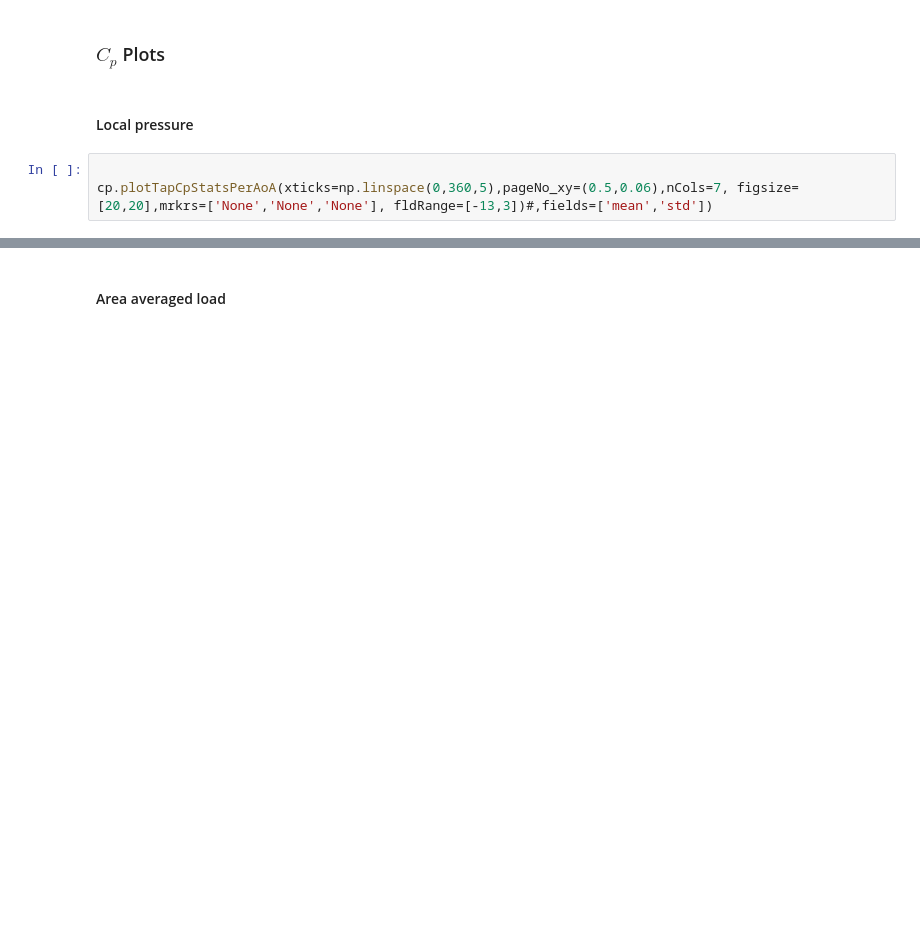
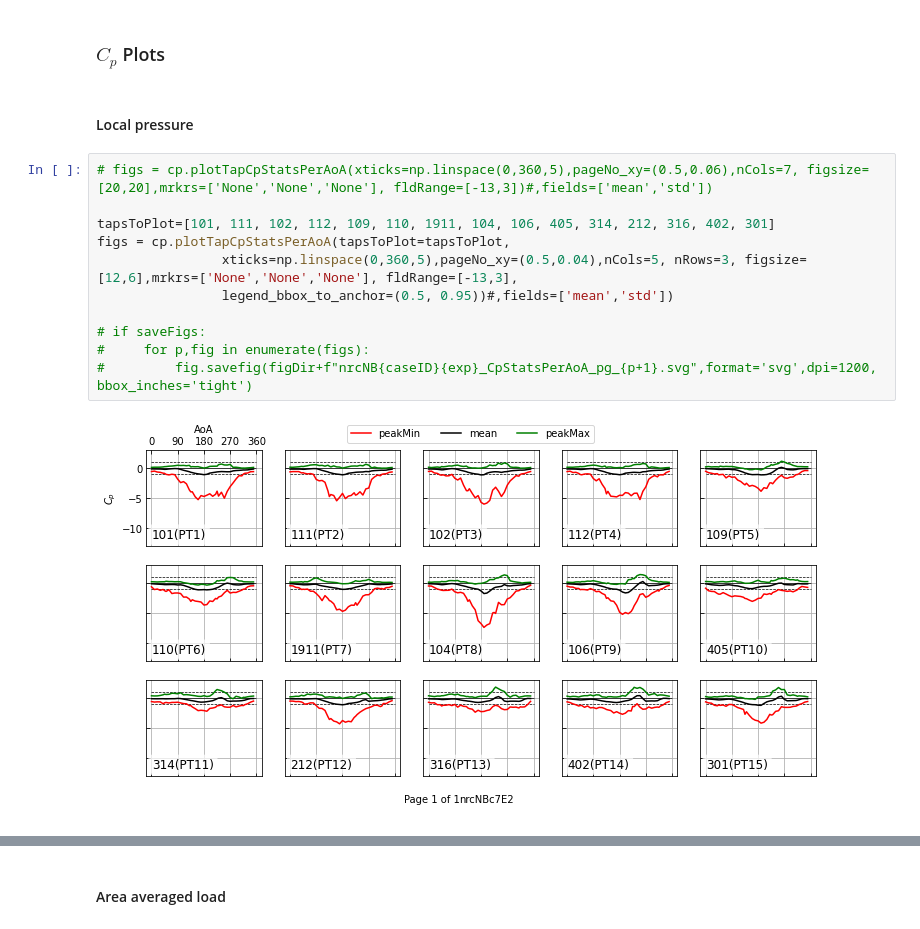
Before and after one commit to Tsinuel/windCalc, a Jupyter notebook: src/notebooks/lab_NRC_NB.ipynb, the cells around one changed output, grey strips where cells are left out. Drawn from its saved outputs; the diff is of its cells as text; blank space fills up the shorter version.

```diff
--- a/src/notebooks/lab_NRC_NB.ipynb
+++ b/src/notebooks/lab_NRC_NB.ipynb
@@ -511,6 +632,16 @@ ax.axis('off')
 # %% [markdown]
 #### Local pressure
 # %%
+# figs = cp.plotTapCpStatsPerAoA(xticks=np.linspace(0,360,5),pageNo_xy=(0.5,0.06),nCols=7, figsize=[20,20],mrkrs=['None','None','None'], fldRange=[-13,3])#,fields=['mean','std'])
 
-cp.plotTapCpStatsPerAoA(xticks=np.linspace(0,360,5),pageNo_xy=(0.5,0.06),nCols=7, figsize=[20,20],mrkrs=['None','None','None'], fldRange=[-13,3])#,fields=['mean','std'])
+tapsToPlot=[101, 111, 102, 112, 109, 110, 1911, 104, 106, 405, 314, 212, 316, 402, 301]
+figs = cp.plotTapCpStatsPerAoA(tapsToPlot=tapsToPlot,
+                xticks=np.linspace(0,360,5),pageNo_xy=(0.5,0.04),nCols=5, nRows=3, figsize=[12,6],mrkrs=['None','None','None'], fldRange=[-13,3],
+                legend_bbox_to_anchor=(0.5, 0.95))#,fields=['mean','std'])
+
+# if saveFigs:
+#     for p,fig in enumerate(figs):
+#         fig.savefig(figDir+f"nrcNB{caseID}{exp}_CpStatsPerAoA_pg_{p+1}.svg",format='svg',dpi=1200, bbox_inches='tight')
+# %% [output]
+[figure, added]
 # %%
```
Also changed, not shown: parts of 28 cells of this notebook, 10 other files.
